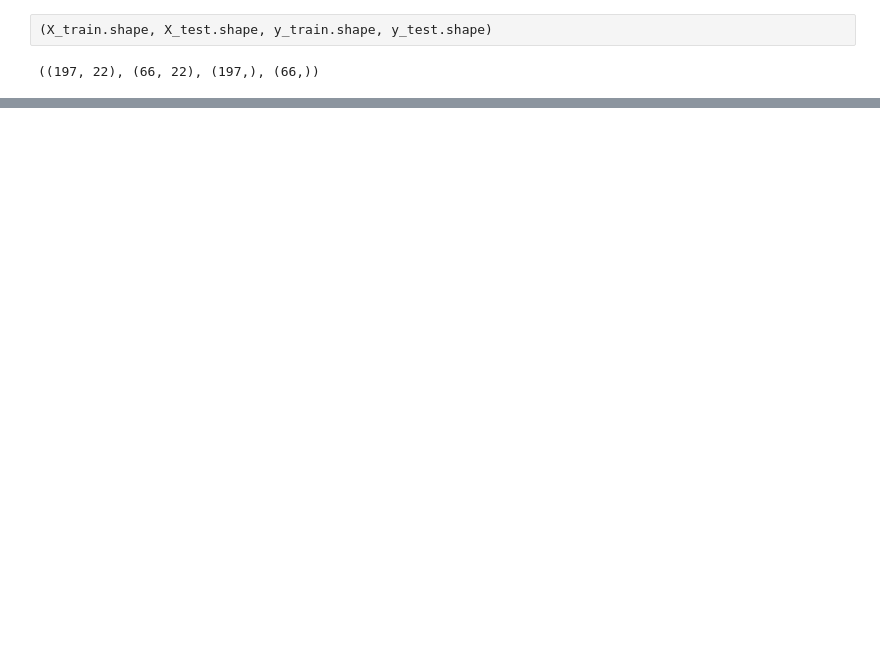
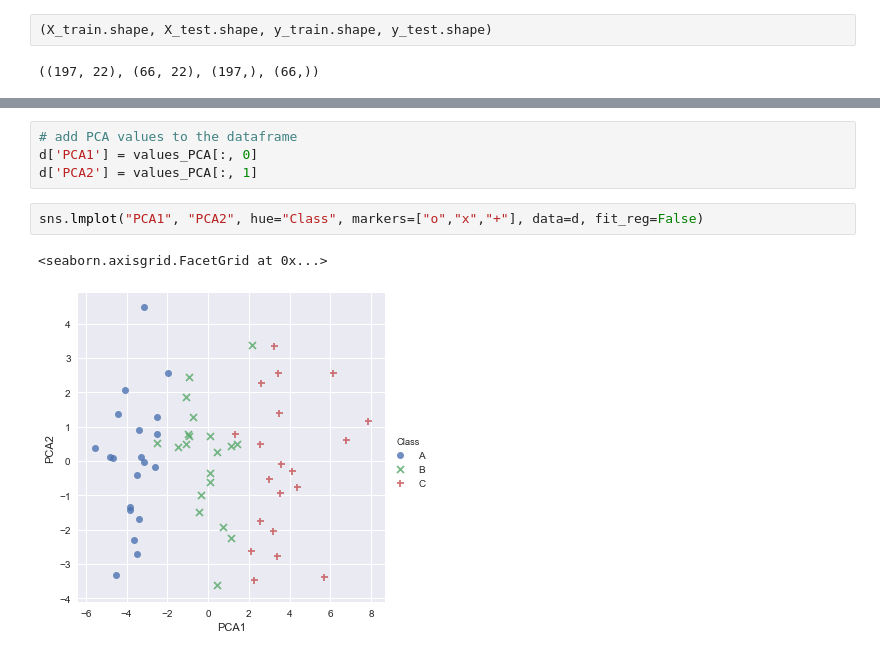
Before and after one commit to aenfield/Data558, a Jupyter notebook: Week04/EnfieldAndrew-HW4.ipynb, the cells around one changed output, grey strips where cells are left out. Saved outputs shown, nothing was run; the diff lists cells and outputs as text; blank space fills up the shorter version.

```diff
--- a/Week04/EnfieldAndrew-HW4.ipynb
+++ b/Week04/EnfieldAndrew-HW4.ipynb
@@ -134,0 +187,9 @@ cd.
+# %%
+# add PCA values to the dataframe
+d['PCA1'] = values_PCA[:, 0]
+d['PCA2'] = values_PCA[:, 1]
+# %%
+sns.lmplot("PCA1", "PCA2", hue="Class", markers=["o","x","+"], data=d, fit_reg=False)
+# %% [output]
+<seaborn.axisgrid.FacetGrid at 0x...>
+[figure, added]
```
Also changed, not shown: parts of 39 cells of this notebook, 2 other files.
